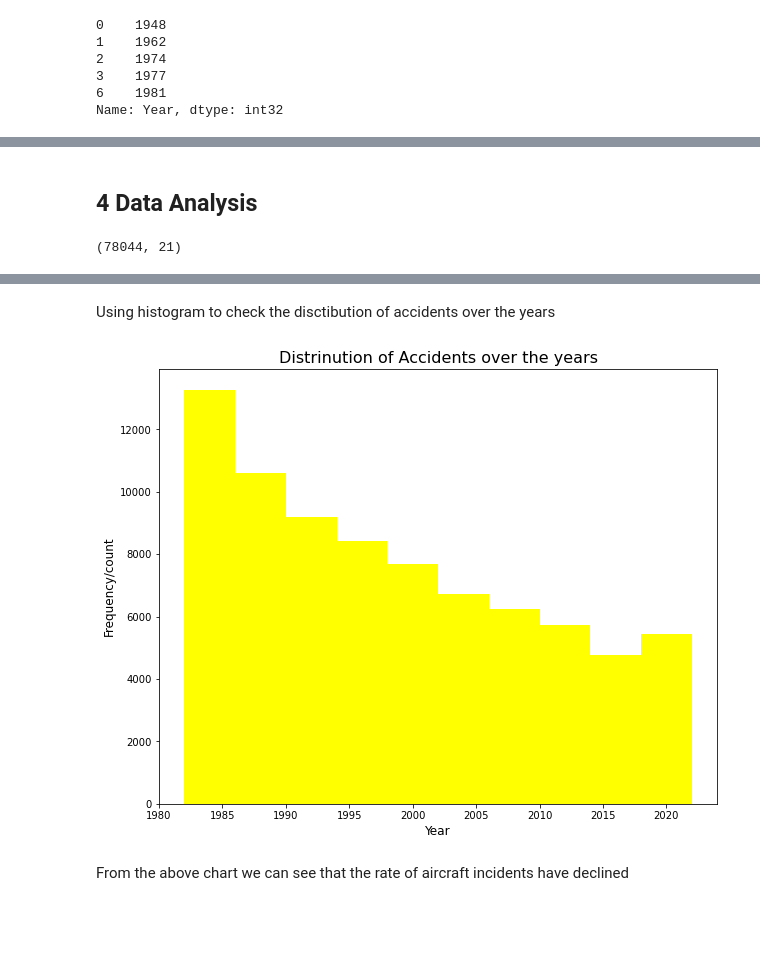
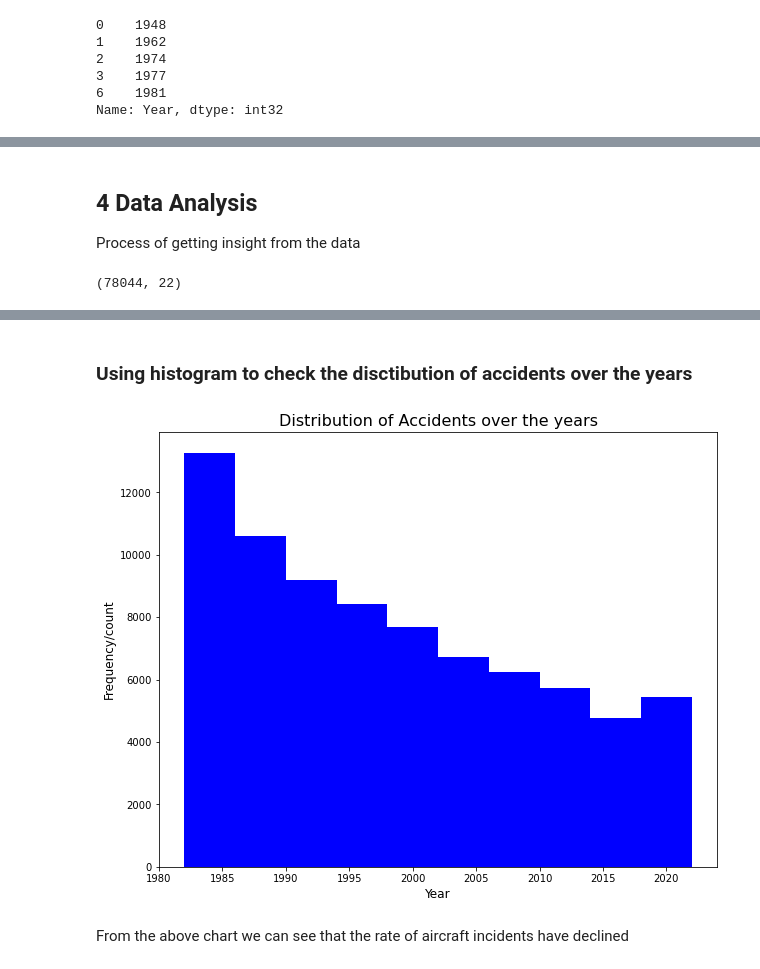
Before and after one commit to OchiengGideon/dsc-phase-1-project-v3, a Jupyter notebook: student.ipynb, the cells around one changed output, grey strips where cells are left out. Saved outputs shown, nothing was run; the diff lists cells and outputs as text; code cells hidden in the pictures; blank space fills up the shorter version.

```diff
--- a/student.ipynb
+++ b/student.ipynb
@@ -795,7 +784,9 @@ IMC     5344
 UNK      588
 Unk       95
 Name: Weather_Condition, dtype: int64
-# %%
-#dropping Weather_condition column
-
-df = df.drop('Weather_Condition', axis= 1)
+# %%
+#filling null values with Unk
+
+df['Weather_Condition'].fillna('Unk', inplace=True)
+
+df['Weather_Condition'].value_counts()
@@ -853,11 +850,12 @@ df['Number_of_passengers'] = df['Total_Fatal_Injuries'] + df['Total_Minor_Injuri
 df.to_csv('./data/Cleaned_data_csv.csv')
 # %% [markdown]
 ## 4 Data Analysis
+Process of getting insight from the data
 # %%
 #Shape and size of the dataset
 df.shape
 # %% [output]
-(78044, 21)
+(78044, 22)
 # %%
 #Statistical description on cleaned data
 df.describe()
@@ -872,19 +870,19 @@ df.describe()
 | 75% | 1.000000 | 0.000000 | 0.000000 | 0.000000 | 2.000000 | ... |
 | max | 8.000000 | 270.000000 | 81.000000 | 125.000000 | 699.000000 | ... |
 # %% [markdown]
-Using histogram to check the disctibution of accidents over the years
+### Using histogram to check the disctibution of accidents over the years
 # %%
 #setting the figure size
 fig, ax= plt.subplots(figsize = (10,8))
 #plotting the histogram
-ax.hist(data = df, x = 'Year', bins= 10, color= 'Yellow')
+ax.hist(data = df, x = 'Year', bins= 10, color= 'blue')
 ax.set_xlabel("Year", fontsize = 12)
 ax.set_ylabel("Frequency/count", fontsize = 12)
-ax.set_title("Distrinution of Accidents over the years", fontsize = 16)
+ax.set_title("Distribution of Accidents over the years", fontsize = 16)
 
 plt.show()
 # %% [output]
-[figure, old version]
+[figure, new version]
 # %% [markdown]
 From the above chart we can see that the rate of aircraft incidents have declined
 # %% [markdown]
```
Also changed, not shown: parts of 9 cells of this notebook, 1 other file.
